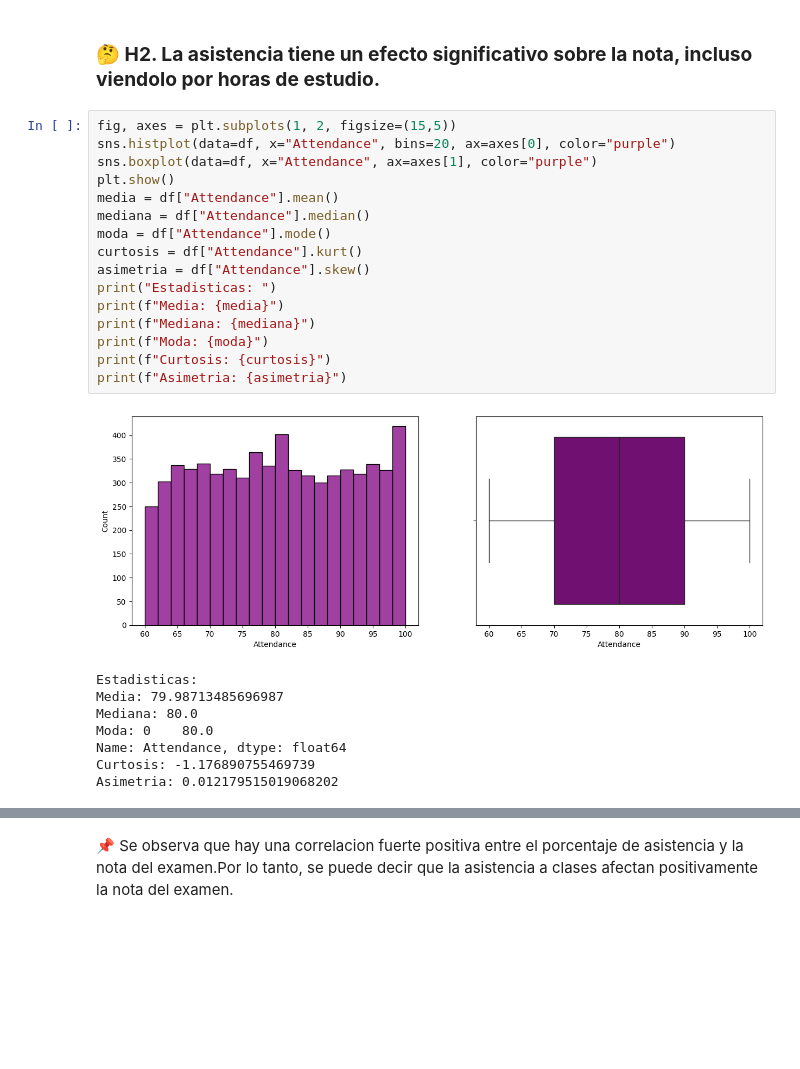
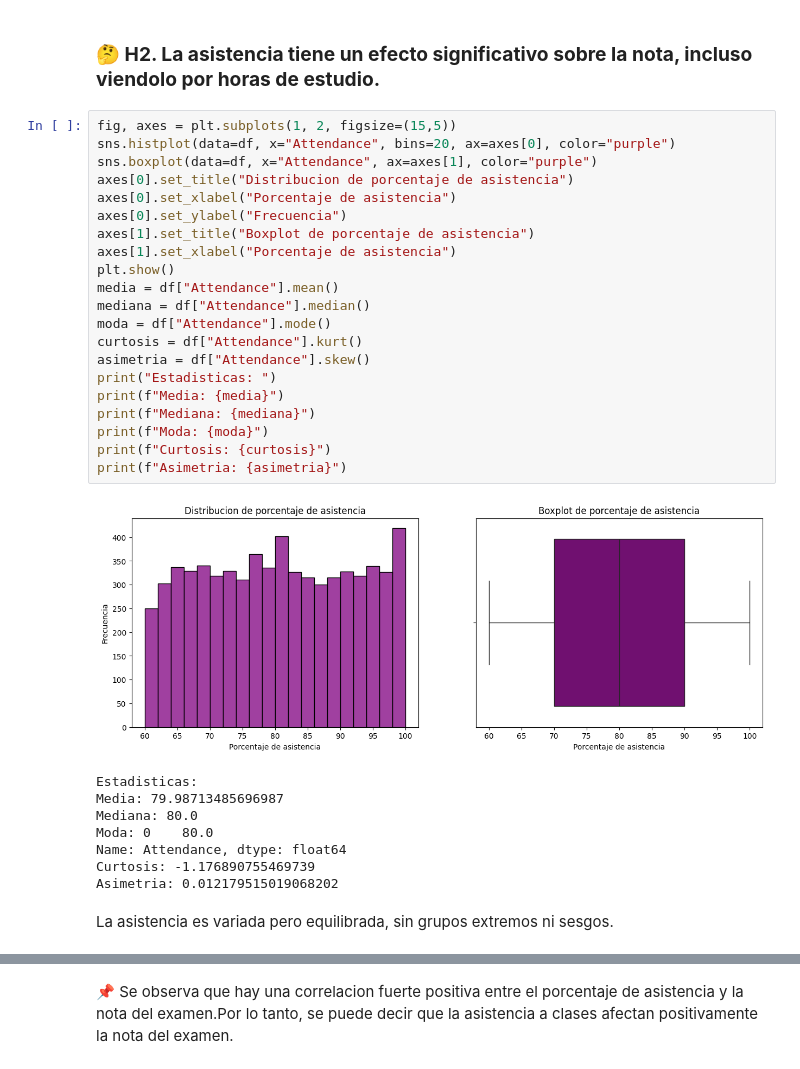
Before and after one commit to LuqGon/student_performance_factor-dsproject, a Jupyter notebook: student_performance_factors.ipynb, the cells around one changed output, grey strips where cells are left out. Saved outputs shown, nothing was run; the diff lists cells and outputs as text; blank space fills up the shorter version.

```diff
--- a/student_performance_factors.ipynb
+++ b/student_performance_factors.ipynb
@@ -349,21 +363,26 @@ Name: Exam_Score, dtype: float64
 # %%
 fig, axes = plt.subplots(1, 2, figsize=(15,5))
 sns.histplot(data=df, x="Attendance", bins=20, ax=axes[0], color="purple")
 sns.boxplot(data=df, x="Attendance", ax=axes[1], color="purple")
+axes[0].set_title("Distribucion de porcentaje de asistencia")
+axes[0].set_xlabel("Porcentaje de asistencia")
+axes[0].set_ylabel("Frecuencia")
+axes[1].set_title("Boxplot de porcentaje de asistencia")
+axes[1].set_xlabel("Porcentaje de asistencia")
 plt.show()
 media = df["Attendance"].mean()
 mediana = df["Attendance"].median()
 moda = df["Attendance"].mode()
 curtosis = df["Attendance"].kurt()
 asimetria = df["Attendance"].skew()
 print("Estadisticas: ")
 print(f"Media: {media}")
 print(f"Mediana: {mediana}")
 print(f"Moda: {moda}")
 print(f"Curtosis: {curtosis}")
 print(f"Asimetria: {asimetria}")
 # %% [output]
-[figure, old version]
+[figure, new version]
 Estadisticas:
 Media: 79.98713485696987
 Mediana: 80.0
@@ -371,6 +390,8 @@ Moda: 0    80.0
 Name: Attendance, dtype: float64
 Curtosis: -1.176890755469739
 Asimetria: 0.012179515019068202
+# %% [markdown]
+La asistencia es variada pero equilibrada, sin grupos extremos ni sesgos.
 # %%
 plt.figure(figsize=(10,8))
 sns.scatterplot(data=df, x="Attendance", y="Exam_Score",color="purple")
```
Also changed, not shown: parts of 12 cells of this notebook.
